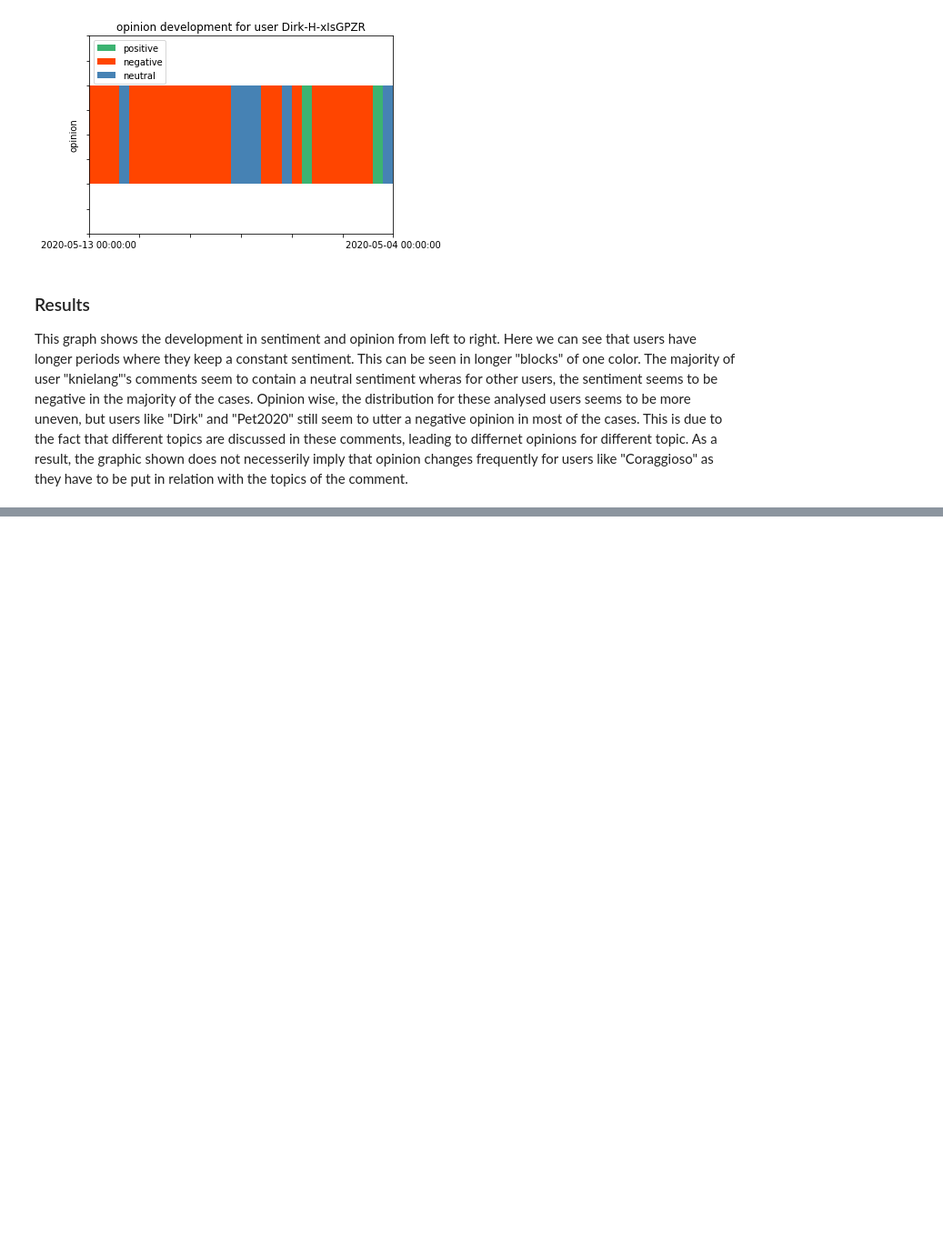
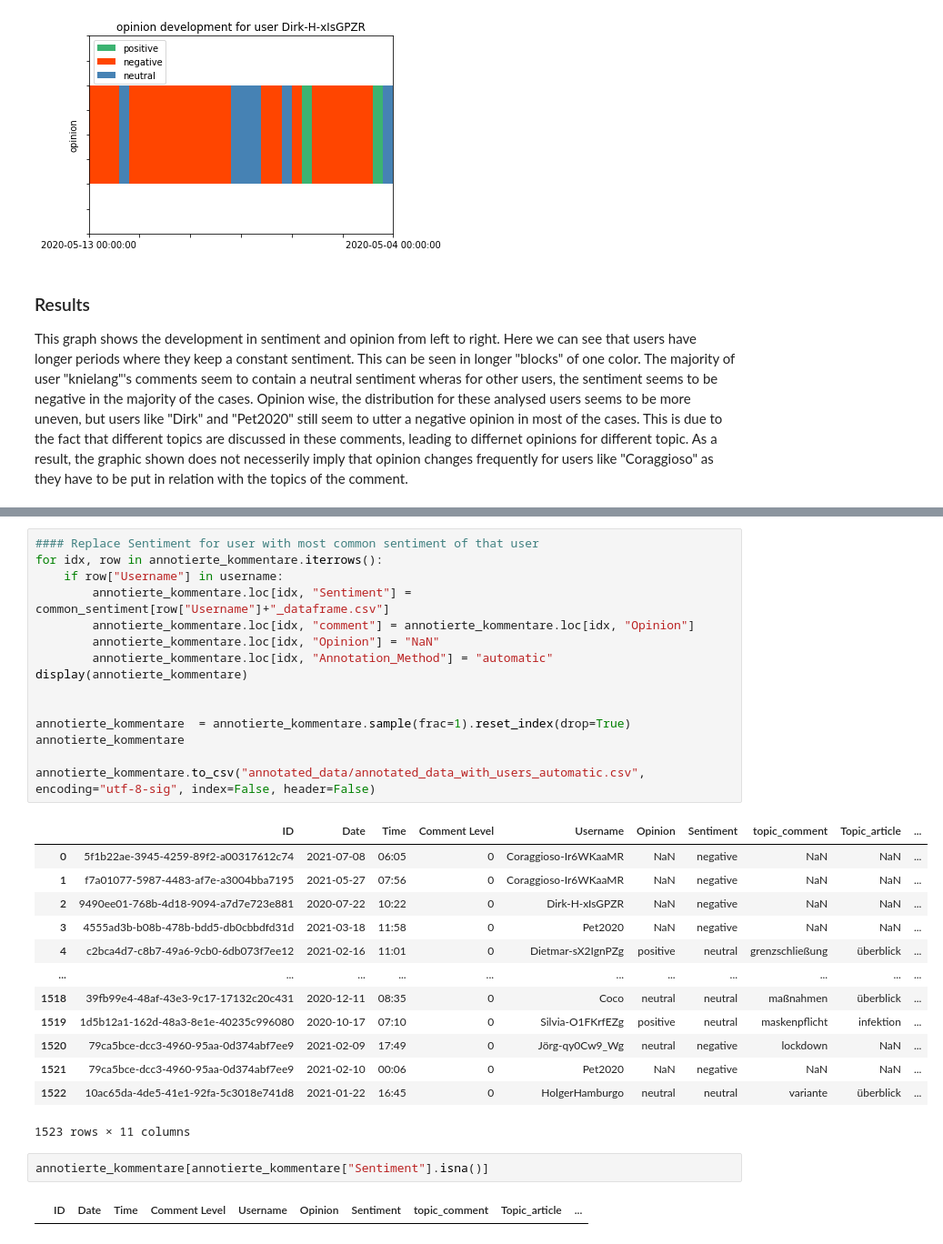
Before and after one commit to KirchnerS/Masterarbeit, a Jupyter notebook: data_exploration.ipynb, the cells around one changed output, grey strips where cells are left out. Shown: that part at 91% size. Cells and saved outputs as stored; diff of their text form; blank space fills up the shorter version.

```diff
--- a/data_exploration.ipynb
+++ b/data_exploration.ipynb
@@ -585,0 +707,33 @@ Here we can see that users have longer periods where they keep a constant sentim
+# %%
+#### Replace Sentiment for user with most common sentiment of that user
+for idx, row in annotierte_kommentare.iterrows():
+    if row["Username"] in username:
+        annotierte_kommentare.loc[idx, "Sentiment"] = common_sentiment[row["Username"]+"_dataframe.csv"]
+        annotierte_kommentare.loc[idx, "comment"] = annotierte_kommentare.loc[idx, "Opinion"]
+        annotierte_kommentare.loc[idx, "Opinion"] = "NaN"
+        annotierte_kommentare.loc[idx, "Annotation_Method"] = "automatic"
+display(annotierte_kommentare)
+
+
+annotierte_kommentare  = annotierte_kommentare.sample(frac=1).reset_index(drop=True)
+annotierte_kommentare
+
+annotierte_kommentare.to_csv("annotated_data/annotated_data_with_users_automatic.csv", encoding="utf-8-sig", index=False, header=False)
+# %% [output]
+|  | ID | Date | Time | Comment Level | Username | Opinion | Sentiment | topic_comment | Topic_article | ... |
+| 0 | 5f1b22ae-3945-4259-89f2-a00317612c74 | 2021-07-08 | 06:05 | 0 | Coraggioso-Ir6WKaaMR | NaN | negative | NaN | NaN | ... |
+| 1 | f7a01077-5987-4483-af7e-a3004bba7195 | 2021-05-27 | 07:56 | 0 | Coraggioso-Ir6WKaaMR | NaN | negative | NaN | NaN | ... |
+| 2 | 9490ee01-768b-4d18-9094-a7d7e723e881 | 2020-07-22 | 10:22 | 0 | Dirk-H-xIsGPZR | NaN | negative | NaN | NaN | ... |
+| 3 | 4555ad3b-b08b-478b-bdd5-db0cbbdfd31d | 2021-03-18 | 11:58 | 0 | Pet2020 | NaN | negative | NaN | NaN | ... |
+| 4 | c2bca4d7-c8b7-49a6-9cb0-6db073f7ee12 | 2021-02-16 | 11:01 | 0 | Dietmar-sX2IgnPZg | positive | neutral | grenzschließung | überblick | ... |
+| ... | ... | ... | ... | ... | ... | ... | ... | ... | ... | ... |
+| 1518 | 39fb99e4-48af-43e3-9c17-17132c20c431 | 2020-12-11 | 08:35 | 0 | Coco | neutral | neutral | maßnahmen | überblick | ... |
+| 1519 | 1d5b12a1-162d-48a3-8e1e-40235c996080 | 2020-10-17 | 07:10 | 0 | Silvia-O1FKrfEZg | positive | neutral | maskenpflicht | infektion | ... |
+| 1520 | 79ca5bce-dcc3-4960-95aa-0d374abf7ee9 | 2021-02-09 | 17:49 | 0 | Jörg-qy0Cw9_Wg | neutral | negative | lockdown | NaN | ... |
+| 1521 | 79ca5bce-dcc3-4960-95aa-0d374abf7ee9 | 2021-02-10 | 00:06 | 0 | Pet2020 | NaN | negative | NaN | NaN | ... |
+| 1522 | 10ac65da-4de5-41e1-92fa-5c3018e741d8 | 2021-01-22 | 16:45 | 0 | HolgerHamburgo | neutral | neutral | variante | überblick | ... |
+1523 rows × 11 columns
+# %%
+annotierte_kommentare[annotierte_kommentare["Sentiment"].isna()]
+# %% [output]
+|  | ID | Date | Time | Comment Level | Username | Opinion | Sentiment | topic_comment | Topic_article | ... |
```
Also changed, not shown: parts of 10 cells of this notebook, 1 other file.
